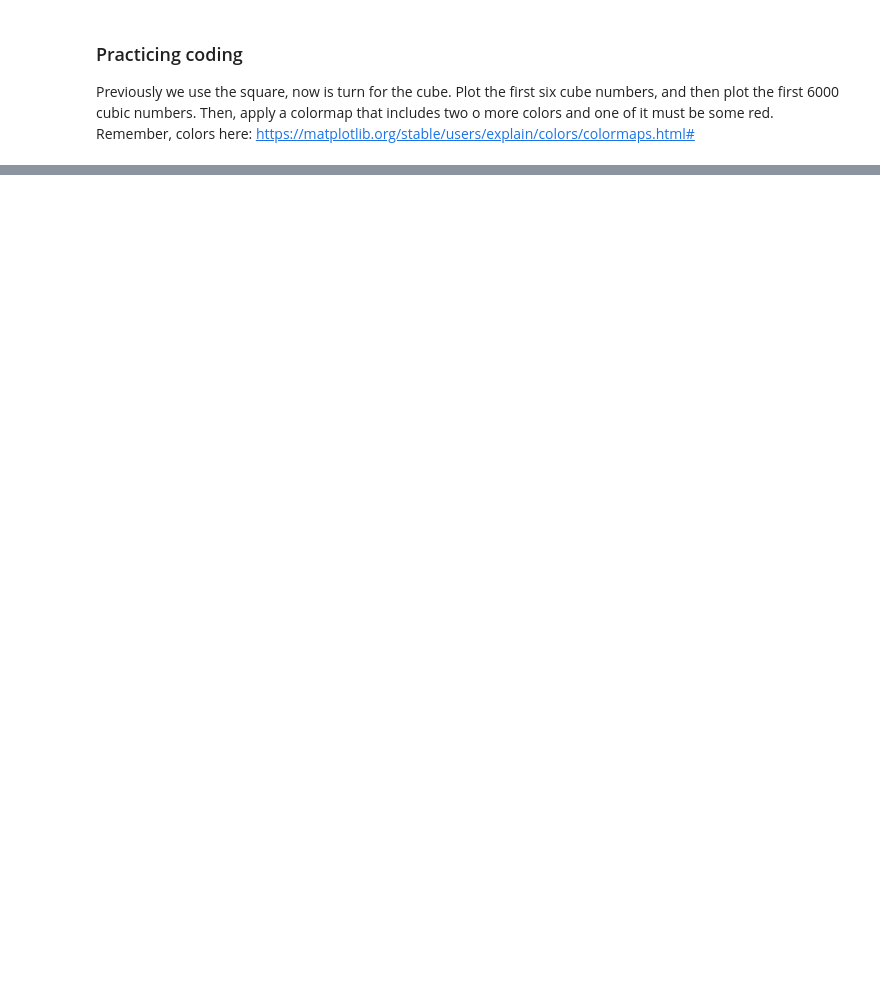
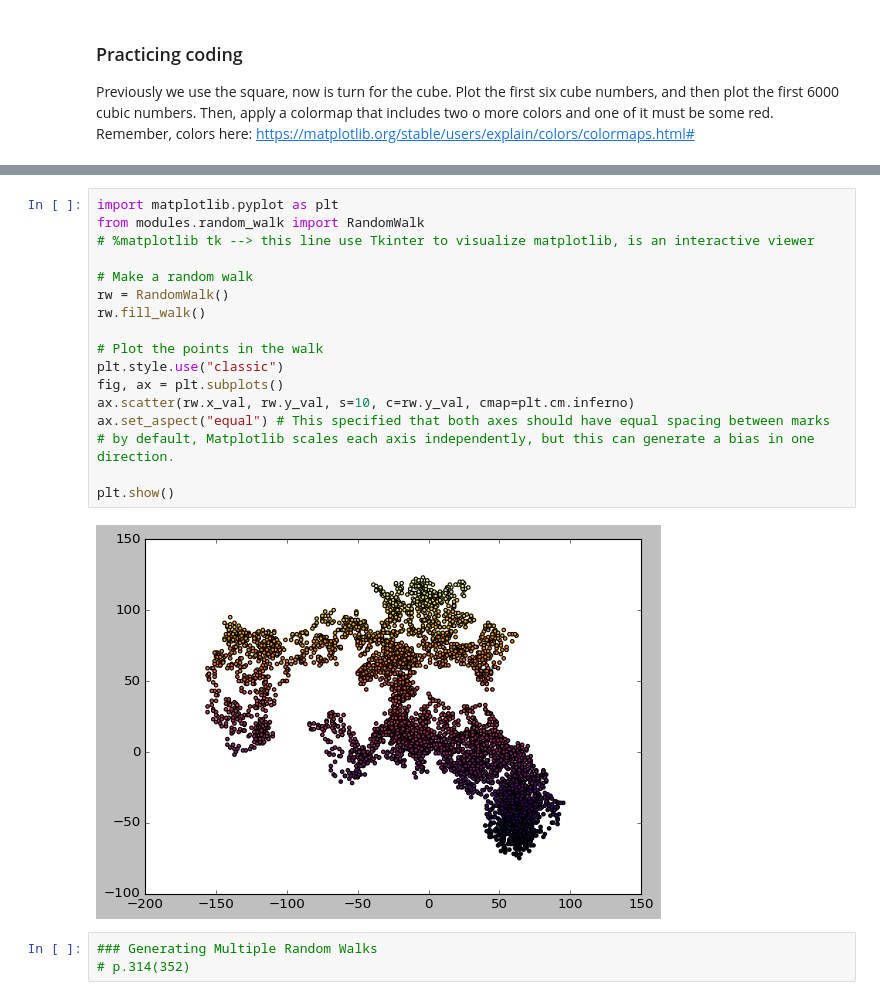
Before and after one commit to almanzanas/DataAnalystsJourney, a Jupyter notebook: data_visualization/generating_data.ipynb, the cells around one changed output, grey strips where cells are left out. Drawn from its saved outputs; the diff is of its cells as text; blank space fills up the shorter version.

```diff
--- a/data_visualization/generating_data.ipynb
+++ b/data_visualization/generating_data.ipynb
@@ -207,0 +241,22 @@ p.312(350)
+# %%
+import matplotlib.pyplot as plt
+from modules.random_walk import RandomWalk
+# %matplotlib tk --> this line use Tkinter to visualize matplotlib, is an interactive viewer
+
+# Make a random walk
+rw = RandomWalk()
+rw.fill_walk()
+
+# Plot the points in the walk
+plt.style.use("classic")
+fig, ax = plt.subplots()
+ax.scatter(rw.x_val, rw.y_val, s=10, c=rw.y_val, cmap=plt.cm.inferno)
+ax.set_aspect("equal") # This specified that both axes should have equal spacing between marks
+# by default, Matplotlib scales each axis independently, but this can generate a bias in one direction.
+
+plt.show()
+# %% [output]
+[figure, added]
+# %%
+### Generating Multiple Random Walks
+# p.314(352)
```
Also changed, not shown: parts of 13 cells of this notebook, 1 other file.
